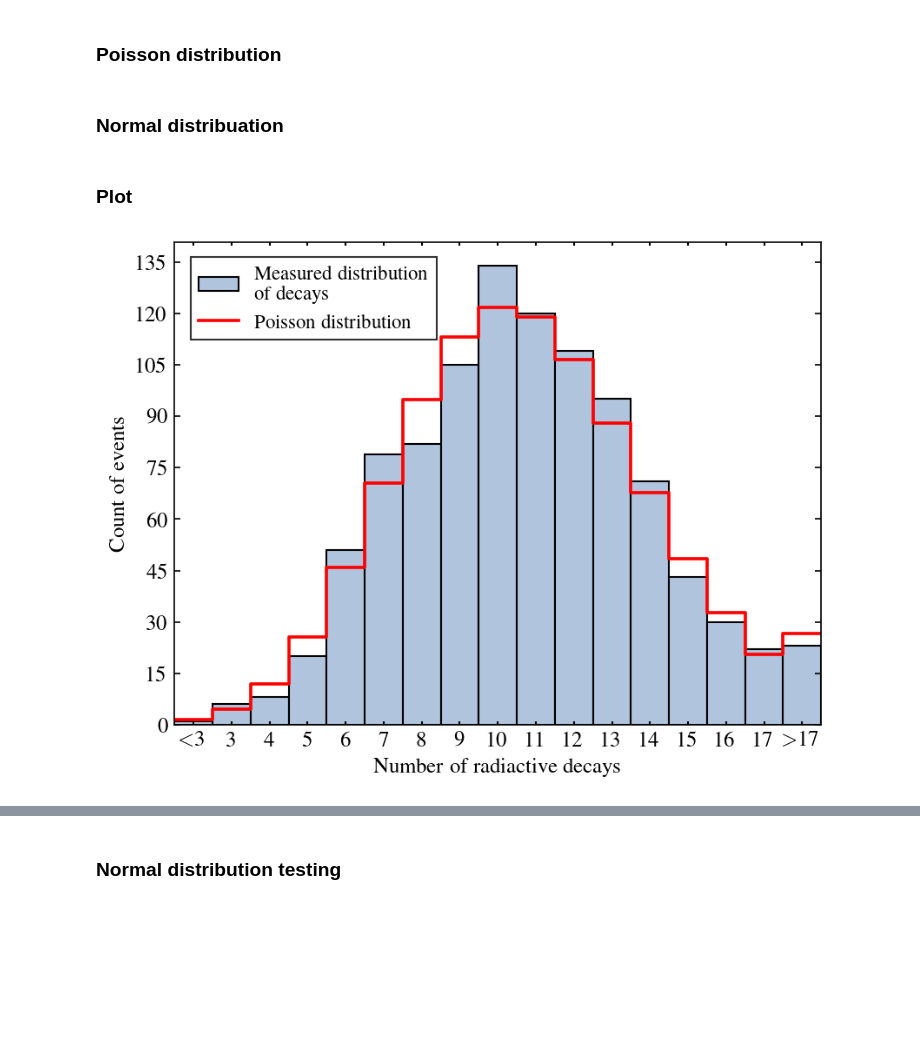
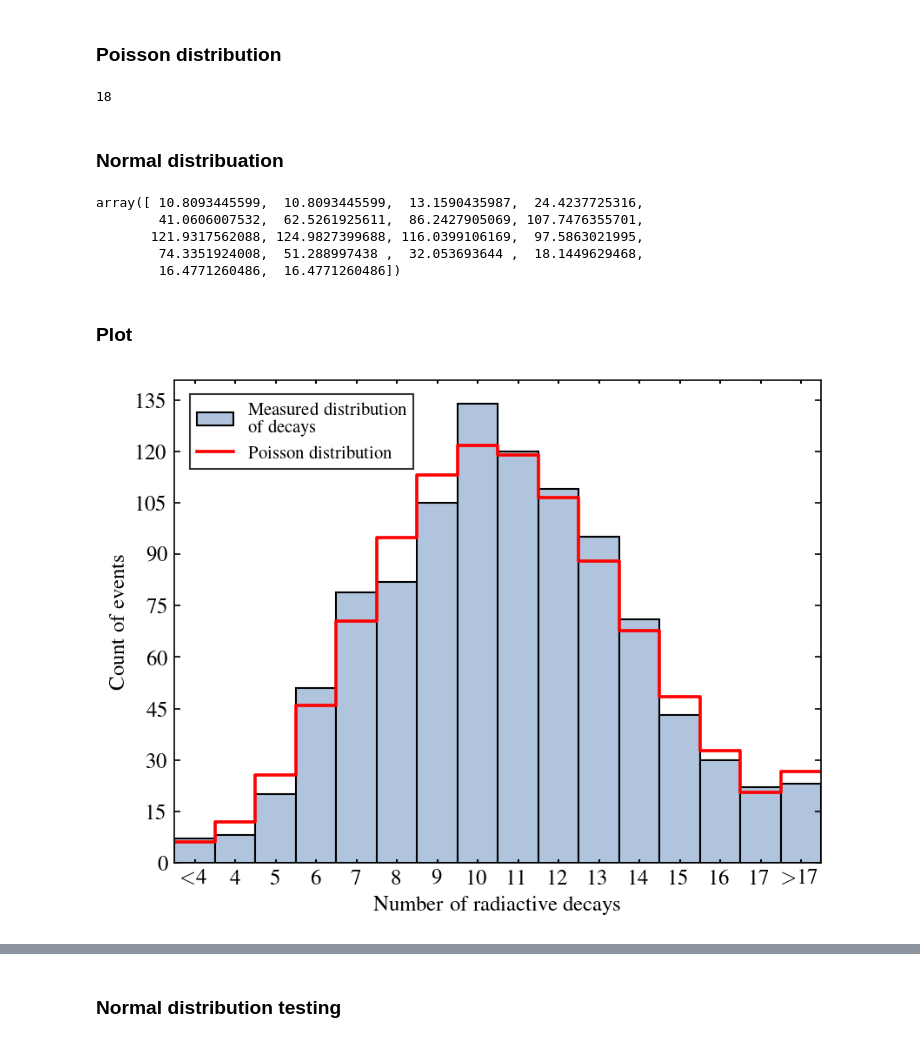
Before and after one commit to dantona02/C2lab, a Jupyter notebook: C46.ipynb, the cells around one changed output, grey strips where cells are left out. Saved outputs shown, nothing was run; the diff lists cells and outputs as text; code cells hidden in the pictures; blank space fills up the shorter version.

```diff
--- a/C46.ipynb
+++ b/C46.ipynb
@@ -100,6 +100,13 @@ plt.show()
 # %%
 bins, counts = np.unique(events[:,2], return_counts=True)
 combined_counts = np.sum(counts[-3:])
+combined_counts_left = np.sum(counts[:2])
+
 new_bins = np.delete(bins, (-1,-2), axis=0)
+new_bins = np.delete(new_bins, (0), axis=0)
+
 new_counts = np.delete(counts, (-1,-2), axis=0)
+new_counts = np.delete(new_counts, (0), axis=0)
+
 new_counts[-1] = combined_counts
+new_counts[0] = combined_counts_left
@@ -125,11 +136,11 @@ x = np.arange(0, 30)
 pmf_counts = poisson.pmf(x, lam) * np.sum(counts)
 
 combined_pmf_rigth = np.sum(pmf_counts[-12:])
-combined_pmf_left = np.sum(pmf_counts[:3])
+combined_pmf_left = np.sum(pmf_counts[:4])
 new_x = np.delete(x, np.arange(len(x)-11, len(x)), axis=0)
-new_x = np.delete(new_x, (0,1), axis=0)
+new_x = np.delete(new_x, (0,1,2), axis=0)
 new_pmf = np.delete(pmf_counts, np.arange(len(x)-11, len(x)), axis=0)
-new_pmf = np.delete(new_pmf, (0,1), axis=0)
+new_pmf = np.delete(new_pmf, (0,1,2), axis=0)
 
 
 new_pmf[-1] = combined_pmf_rigth
@@ -139,22 +150,33 @@ new_x = np.append(new_x, new_x[-1]+1)
 new_x = np.concatenate(([1], new_x))
 new_pmf = np.append(new_pmf, new_pmf[-1])
 new_pmf = np.concatenate(([new_pmf[0]], new_pmf))
+
+len(new_pmf)
+# %% [output]
+18
 # %% [markdown]
 ### Normal distribuation
 # %%
 pdf_counts = norm.pdf(x, lam, std_dev) * np.sum(counts)
 
 combined_pdf_rigth = np.sum(pdf_counts[-12:])
-combined_pdf_left = np.sum(pdf_counts[:3])
+combined_pdf_left = np.sum(pdf_counts[:4])
 
 new_pdf = np.delete(pdf_counts, np.arange(len(x)-11, len(x)), axis=0)
-new_pdf = np.delete(new_pdf, (0,1), axis=0)
+new_pdf = np.delete(new_pdf, (0,1,2), axis=0)
 
 new_pdf[-1] = combined_pdf_rigth
 new_pdf[0] = combined_pdf_left
 
 new_pdf = np.append(new_pdf, new_pdf[-1]) #parameter 2
 new_pdf = np.concatenate(([new_pdf[0]], new_pdf))
+new_pdf
+# %% [output]
+array([ 10.8093445599,  10.8093445599,  13.1590435987,  24.4237725316,
+        41.0606007532,  62.5261925611,  86.2427905069, 107.7476355701,
+       121.9317562088, 124.9827399688, 116.0399106169,  97.5863021995,
+        74.3351924008,  51.288997438 ,  32.053693644 ,  18.1449629468,
+        16.4771260486,  16.4771260486])
 # %% [markdown]
 ### Plot
 # %%
@@ -163,7 +185,7 @@ fig, ax = plt.subplots(dpi=150)
 plt.rcParams["font.family"] = "times"
 plt.rcParams["text.usetex"] = True
 
-bin_list = [r'$\small{<}3$','3','4','5','6','7','8','9','10','11','12','13','14','15','16','17',r'$\small{>}17$']
+bin_list = [r'$\small{<}4$','4','5','6','7','8','9','10','11','12','13','14','15','16','17',r'$\small{>}17$']
 bins_widths = 1
 
 ax.bar(new_bins, new_counts,
@@ -173,44 +195,39 @@ ax.bar(new_bins, new_counts,
        facecolor='lightsteelblue',
        label='Measured distribution\n of decays')
 
-# ax.bar(new_x, new_pmf,
-#        width=bins_widths,
-#        alpha=.5,
-#        edgecolor='black',
-#        facecolor='red')
 ax.step(new_x, new_pmf,
         where='mid', c='red',
         linestyle='-', linewidth=1.75,
         label='Poisson distribution')
 
-ax.set_xlim(1.5, 18.5)
-ax.set_xticks(np.arange(2,19,1))
+ax.set_xlim(2.5, 18.5)
+ax.set_xticks(np.arange(3,19,1))
 ax.set_xticklabels(bin_list)
 ax.set_ylabel('Count of events', fontsize=12)
 ax.set_xlabel('Number of radiactive decays', fontsize=12)
 # ax.xaxis.set_minor_locator(AutoMinorLocator(2))
 # ax.yaxis.set_minor_locator(AutoMinorLocator(2))
 # ax.xaxis.set_major_locator(MaxNLocator(integer=True))
 # ax.set_xticks(range(1,21))
 ax.yaxis.set_major_locator(MaxNLocator(integer=True))
 ax.tick_params(axis='x', which='both',direction='in', labelsize=12, width=1, length=2, bottom=True, top=True)
 ax.tick_params(axis='y', which='both',direction='in', labelsize=12, left=True, right=True)
 
 handles, labels = plt.gca().get_legend_handles_labels()
 order = [1,0]
 
 plt.legend([handles[idx] for idx in order],
         [labels[idx] for idx in order],
         loc="upper left",
         bbox_to_anchor=(0.01, 0.99),
         fancybox=False,
         edgecolor='black',
-        fontsize=11)
+        fontsize=10)
 plt.show()
 
-# fig.savefig('/Users/danielmiksch/Library/CloudStorage/OneDrive-Persönlich/Uni/C-Praktikum/C46/Plots/poisson10s.pdf')
+fig.savefig('/Users/danielmiksch/Library/CloudStorage/OneDrive-Persönlich/Uni/C-Praktikum/C46/Plots/poisson10s.pdf')
 # %% [output]
-[figure, old version]
+[figure, new version]
 # %%
 fig, ax = plt.subplots(dpi=150)
 
```
Also changed, not shown: parts of 9 cells of this notebook.
